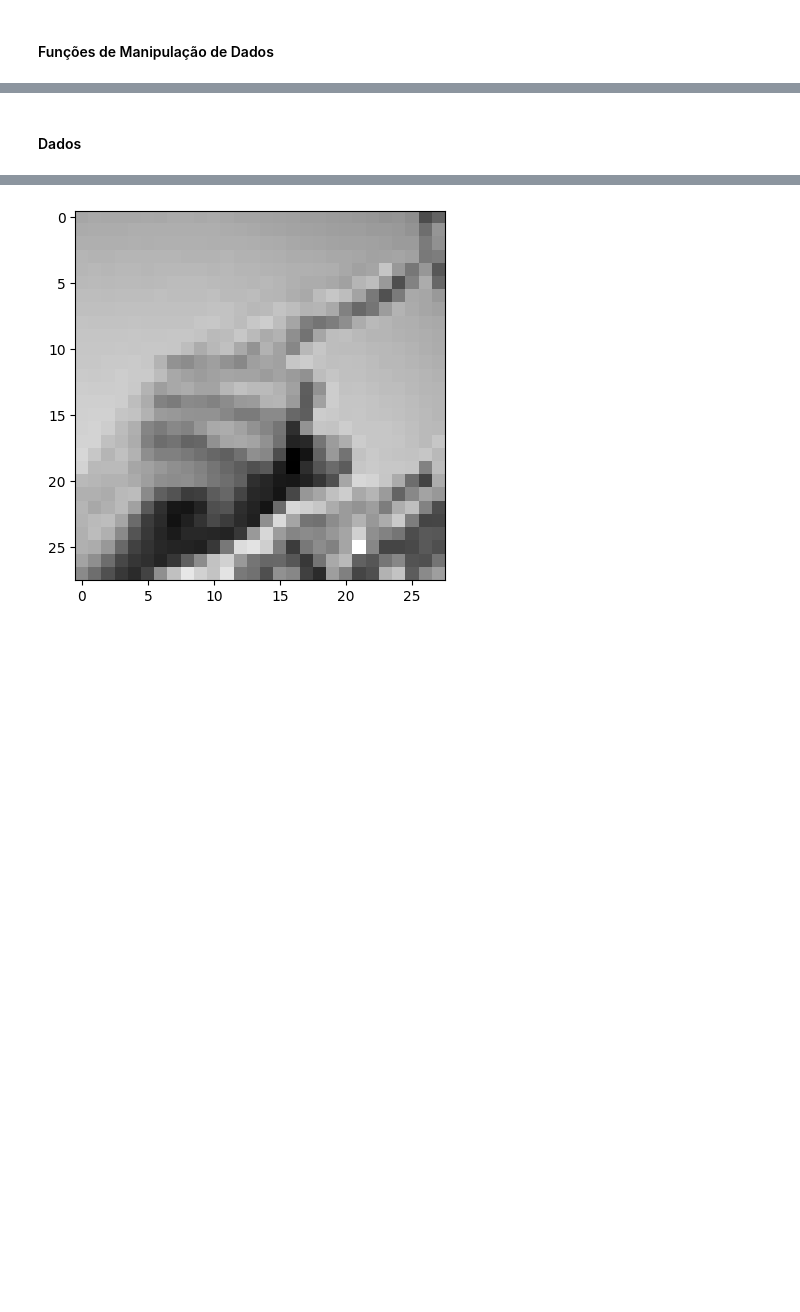
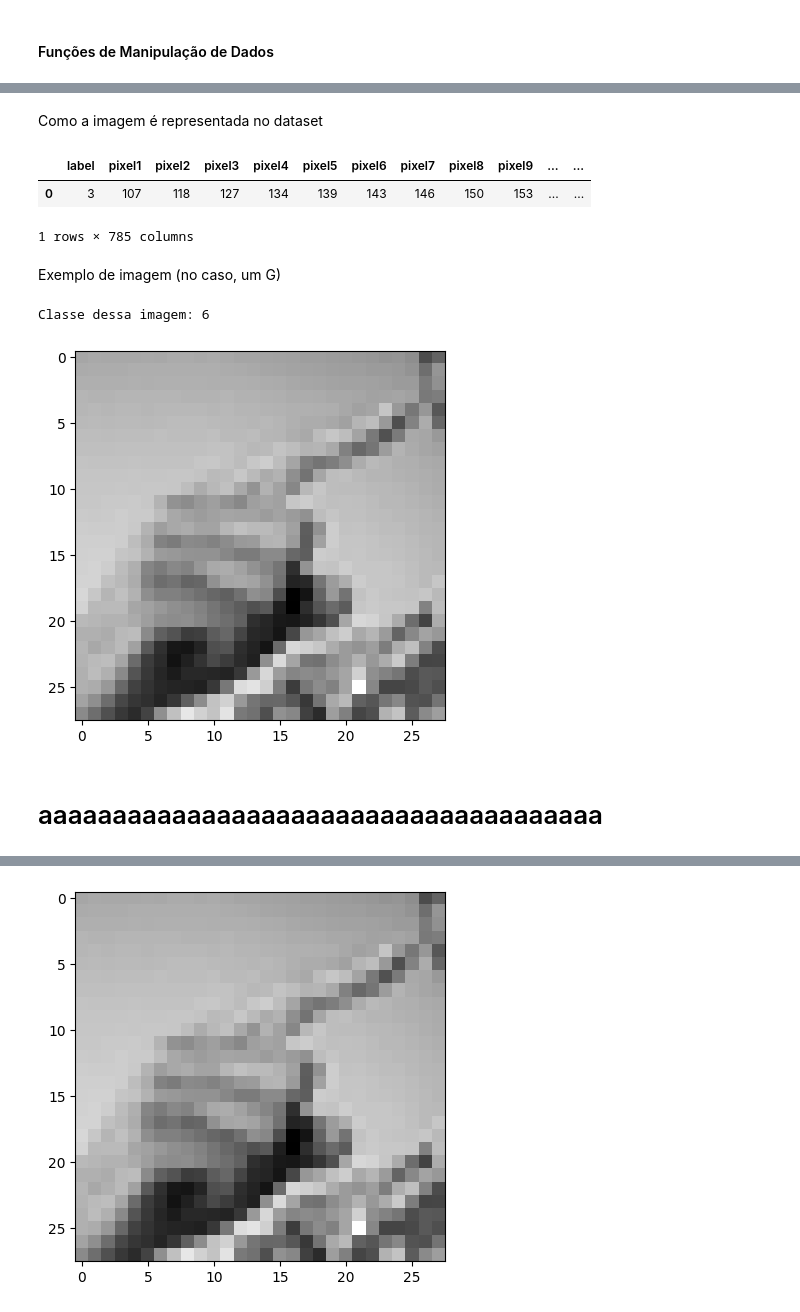
Before and after one commit to clara-mesquita/curso-fundamentos-analise-de-dados, a Jupyter notebook: knn/Trabalho_1.ipynb, the cells around one changed output, grey strips where cells are left out. Saved outputs shown, nothing was run; the diff lists cells and outputs as text; code cells hidden in the pictures; blank space fills up the shorter version.

Commit message:
Adicionar descrição do banco de dados

```diff
--- a/knn/Trabalho_1.ipynb
+++ b/knn/Trabalho_1.ipynb
@@ -27,7 +27,19 @@ def get_all_df():
     """
     df_train = pd.read_csv(arq_train)
     df_test = pd.read_csv(arq_test)
+    df_test.drop(df_test.index[0], inplace=True)
     return df_train, df_test
+
+def get_total_df():
+    """
+    Carrega os conjuntos de dados de treinamento e teste e retorna DataFrames correspondentes.
+
+    Retorna:
+    (pandas.DataFrame): Um DataFrames contendo todo o conjuntos de dados de treinamento e de teste
+    """
+    df_train, df_test = get_all_df()
+    concatenated_df = pd.concat([df_train, df_test], axis=0)
+    return concatenated_df
 
 def get_x(tam, arq):
     """
@@ -41,8 +53,10 @@ def get_x(tam, arq):
     numpy.ndarray: matriz X de quantidade tam de amostras do dataset.
     """
     df = pd.read_csv(arq)
-    df.drop(df.index[tam:], inplace=True)
+    df.drop(df.index[tam+1:], inplace=True)
+    df.drop(df.index[0], inplace=True)
     df.drop(columns=['label'], inplace=True)
+
     X = np.asarray(df)
     return X
 
@@ -77,3 +91,20 @@ def get_x_y(tam_total):
     y_test = get_y(tam_test, arq_test)
 
     return X_train, X_test, y_train, y_test
+
+def get_img(index : int = 0) -> None:
+    """
+    Imprime uma das imagens do dataset (escolhido o de treino arbitrariamente)
+
+    Parâmetros:
+    index: posição do vetor da imagem específica no dataset
+    """
+    df,_ = get_all_df()
+    print(f"Classe dessa imagem: {df['label'].iloc[index]}")
+
+    df.drop(columns=['label'], inplace=True)
+    img = np.asarray(df.iloc[index])
+
+    img = img.reshape((28, 28))
+    plt.imshow(img, cmap="gray")
+    plt.show()
@@ -87,2 +167,17 @@ Tamanho do dataset: 28240
+# %% [markdown]
+Como a imagem é representada no dataset
+# %%
+df.head(1)
+# %% [output]
+|  | label | pixel1 | pixel2 | pixel3 | pixel4 | pixel5 | pixel6 | pixel7 | pixel8 | pixel9 | ... | ... |
+| 0 | 3 | 107 | 118 | 127 | 134 | 139 | 143 | 146 | 150 | 153 | ... | ... |
+1 rows × 785 columns
+# %% [markdown]
+Exemplo de imagem (no caso, um G)
+# %%
+get_img(1)
+# %% [output]
+Classe dessa imagem: 6
+[figure, added]
 # %% [markdown]
-#### Dados
+# aaaaaaaaaaaaaaaaaaaaaaaaaaaaaaaaaaaaaa
```
Also changed, not shown: parts of 11 cells of this notebook.
